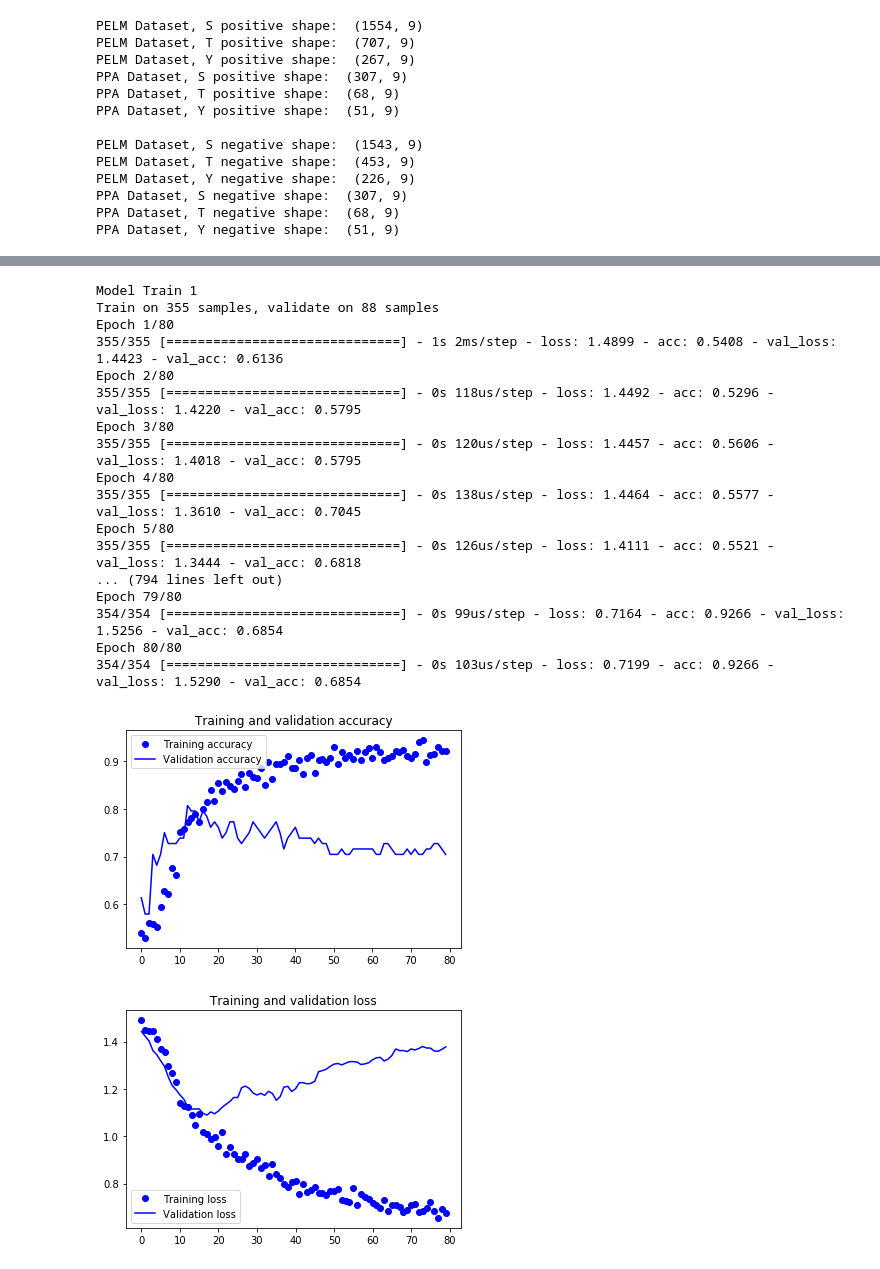
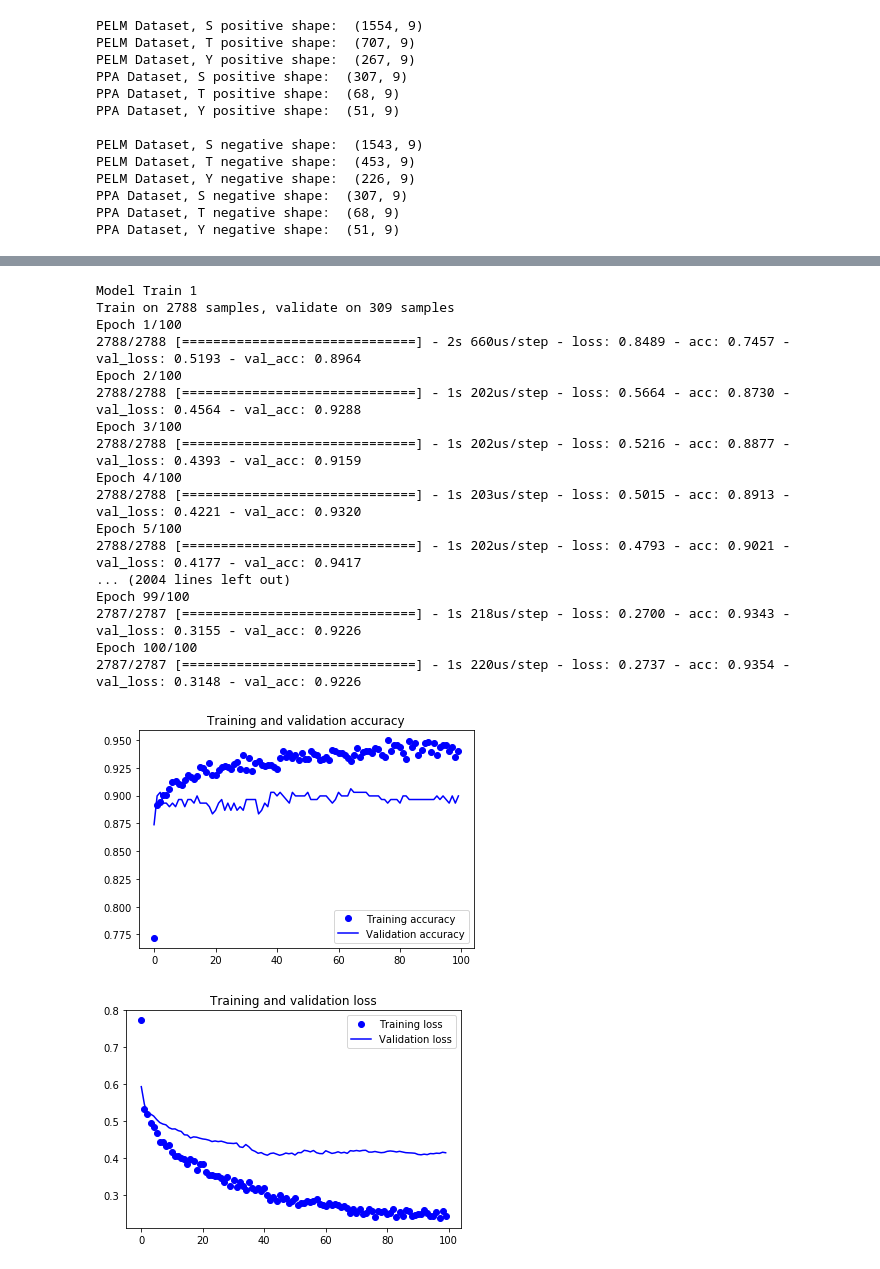
Before and after one commit to frl21/Phosphorylation_Prediction, a Jupyter notebook: prediction_Window_9.ipynb, the cells around one changed output, grey strips where cells are left out. Drawn from its saved outputs; the diff is of its cells as text; code cells hidden in the pictures.

```diff
--- a/prediction_Window_9.ipynb
+++ b/prediction_Window_9.ipynb
@@ -167,9 +169,9 @@ PPA Dataset, Y negative shape:  (51, 9)
 # %%
 # Choose Dataset to train, make sure correspond with negative dataset
 
-dataset_pos = PELM_y_positif
-dataset_neg = PELM_y_negatif
-string_name = 'PELM_y'
+dataset_pos = PELM_s_positif
+dataset_neg = PELM_s_negatif
+string_name = 'PELM_s'
 
 # Expand dimension, Reshape and Create Label
 
@@ -444,45 +438,66 @@ print('Model Train 5')
 model_train5 = model.fit(train_X5, train_Y5, epochs=epochs, batch_size=32,
                         validation_data=(valid_X5, valid_Y5), callbacks=callback_list5)
 model.load_weights("model.hdf5")
+print('Model Train 6')
+model_train6 = model.fit(train_X6, train_Y6, epochs=epochs, batch_size=32,
+                        validation_data=(valid_X6, valid_Y6), callbacks=callback_list6)
+model.load_weights("model.hdf5")
+print('Model Train 7')
+model_train7 = model.fit(train_X7, train_Y7, epochs=epochs, batch_size=32,
+                        validation_data=(valid_X7, valid_Y7), callbacks=callback_list7)
+model.load_weights("model.hdf5")
+print('Model Train 8')
+model_train8 = model.fit(train_X8, train_Y8, epochs=epochs, batch_size=32,
+                        validation_data=(valid_X8, valid_Y8), callbacks=callback_list8)
+model.load_weights("model.hdf5")
+print('Model Train 9')
+model_train9 = model.fit(train_X9, train_Y9, epochs=epochs, batch_size=32,
+                        validation_data=(valid_X9, valid_Y9), callbacks=callback_list9)
+model.load_weights("model.hdf5")
+print('Model Train 10')
+model_train10 = model.fit(train_X10, train_Y10, epochs=epochs, batch_size=32,
+                        validation_data=(valid_X10, valid_Y10), callbacks=callback_list10)
+model.load_weights("model.hdf5")
 # %% [output]
 Model Train 1
-Train on 355 samples, validate on 88 samples
-Epoch 1/80
-355/355 [==============================] - 1s 2ms/step - loss: 1.4899 - acc: 0.5408 - val_loss: 1.4423 - val_acc: 0.6136
-Epoch 2/80
-355/355 [==============================] - 0s 118us/step - loss: 1.4492 - acc: 0.5296 - val_loss: 1.4220 - val_acc: 0.5795
-Epoch 3/80
-355/355 [==============================] - 0s 120us/step - loss: 1.4457 - acc: 0.5606 - val_loss: 1.4018 - val_acc: 0.5795
-Epoch 4/80
-355/355 [==============================] - 0s 138us/step - loss: 1.4464 - acc: 0.5577 - val_loss: 1.3610 - val_acc: 0.7045
-Epoch 5/80
-355/355 [==============================] - 0s 126us/step - loss: 1.4111 - acc: 0.5521 - val_loss: 1.3444 - val_acc: 0.6818
-... (794 lines left out)
-Epoch 79/80
-354/354 [==============================] - 0s 99us/step - loss: 0.7164 - acc: 0.9266 - val_loss: 1.5256 - val_acc: 0.6854
-Epoch 80/80
-354/354 [==============================] - 0s 103us/step - loss: 0.7199 - acc: 0.9266 - val_loss: 1.5290 - val_acc: 0.6854
+Train on 2788 samples, validate on 309 samples
+Epoch 1/100
+2788/2788 [==============================] - 2s 660us/step - loss: 0.8489 - acc: 0.7457 - val_loss: 0.5193 - val_acc: 0.8964
+Epoch 2/100
+2788/2788 [==============================] - 1s 202us/step - loss: 0.5664 - acc: 0.8730 - val_loss: 0.4564 - val_acc: 0.9288
+Epoch 3/100
+2788/2788 [==============================] - 1s 202us/step - loss: 0.5216 - acc: 0.8877 - val_loss: 0.4393 - val_acc: 0.9159
+Epoch 4/100
+2788/2788 [==============================] - 1s 203us/step - loss: 0.5015 - acc: 0.8913 - val_loss: 0.4221 - val_acc: 0.9320
+Epoch 5/100
+2788/2788 [==============================] - 1s 202us/step - loss: 0.4793 - acc: 0.9021 - val_loss: 0.4177 - val_acc: 0.9417
+... (2004 lines left out)
+Epoch 99/100
+2787/2787 [==============================] - 1s 218us/step - loss: 0.2700 - acc: 0.9343 - val_loss: 0.3155 - val_acc: 0.9226
+Epoch 100/100
+2787/2787 [==============================] - 1s 220us/step - loss: 0.2737 - acc: 0.9354 - val_loss: 0.3148 - val_acc: 0.9226
 # %%
 # Plot The Training Accuracy
 
-accuracy = model_train1.history['acc']
-val_accuracy = model_train1.history['val_acc']
-loss = model_train1.history['loss']
-val_loss = model_train1.history['val_loss']
+check = model_train7
+accuracy = check.history['acc']
+val_accuracy = check.history['val_acc']
+loss = check.history['loss']
+val_loss = check.history['val_loss']
 epochs = range(len(accuracy))
 plt.plot(epochs, accuracy, 'bo', label='Training accuracy')
 plt.plot(epochs, val_accuracy, 'b', label='Validation accuracy')
 plt.title('Training and validation accuracy')
 plt.legend()
 plt.figure()
 plt.plot(epochs, loss, 'bo', label='Training loss')
 plt.plot(epochs, val_loss, 'b', label='Validation loss')
 plt.title('Training and validation loss')
 plt.legend()
 plt.show()
 # %% [output]
-[figure, old version]
+[figure, new version]
-[figure, old version]
+[figure, new version]
 # %%
 # Model Score Summary using Cross Validation
 
```
Also changed, not shown: parts of 8 cells of this notebook.
